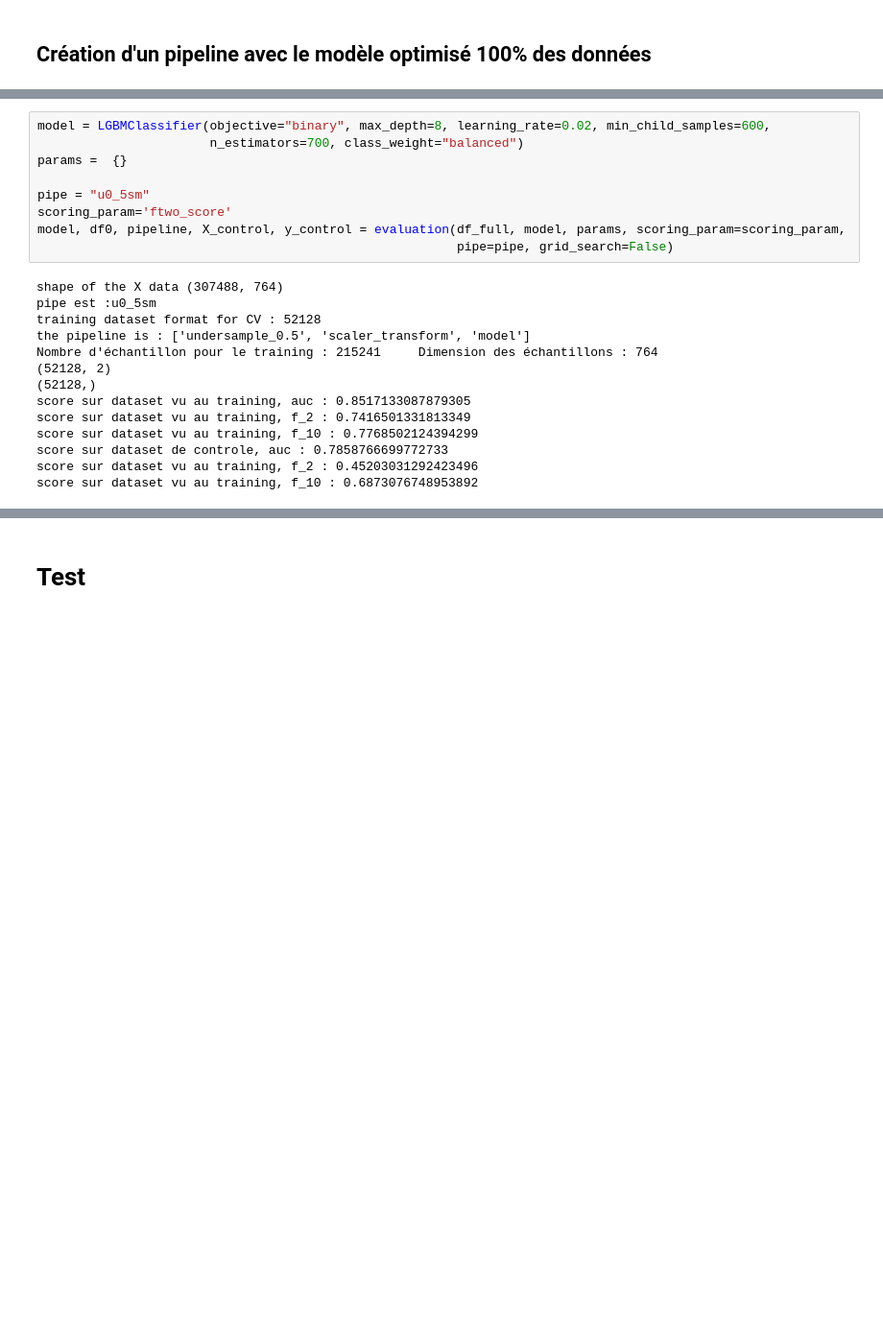
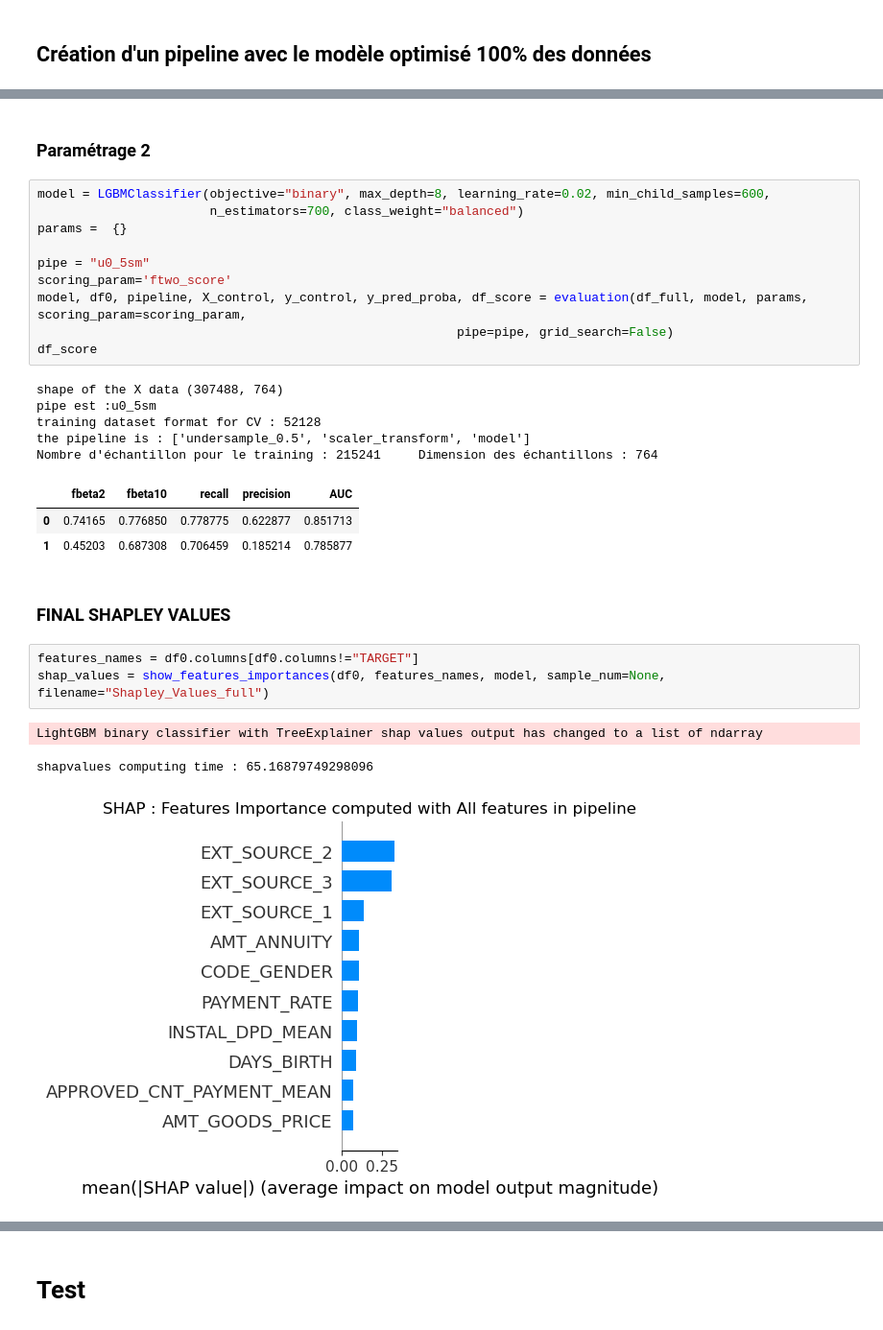
Before and after one commit to PY53/Projet7, a Jupyter notebook: Notebook/Projet7.ipynb, the cells around one changed output, grey strips where cells are left out. Shown at 96% size. Saved outputs shown, nothing was run; the diff lists cells and outputs as text; blank space fills up the shorter version.

Commit message:
Evaluation du modèle avec le dataset complet

```diff
--- a/Notebook/Projet7.ipynb
+++ b/Notebook/Projet7.ipynb
@@ -3902,3 +3890,5 @@ score sur dataset vu au training, f_10 : 0.6819292040435612
+# %% [markdown]
+### Paramétrage 2
 # %%
 model = LGBMClassifier(objective="binary", max_depth=8, learning_rate=0.02, min_child_samples=600,
                        n_estimators=700, class_weight="balanced")
@@ -3906,19 +3896,24 @@ params =  {}
 
 pipe = "u0_5sm"
 scoring_param='ftwo_score'
-model, df0, pipeline, X_control, y_control = evaluation(df_full, model, params, scoring_param=scoring_param,
+model, df0, pipeline, X_control, y_control, y_pred_proba, df_score = evaluation(df_full, model, params, scoring_param=scoring_param,
                                                         pipe=pipe, grid_search=False)
+df_score
 # %% [output]
 shape of the X data (307488, 764)
 pipe est :u0_5sm
 training dataset format for CV : 52128
 the pipeline is : ['undersample_0.5', 'scaler_transform', 'model']
 Nombre d'échantillon pour le training : 215241     Dimension des échantillons : 764
-(52128, 2)
-(52128,)
-score sur dataset vu au training, auc : 0.8517133087879305
-score sur dataset vu au training, f_2 : 0.7416501331813349
-score sur dataset vu au training, f_10 : 0.7768502124394299
-score sur dataset de controle, auc : 0.7858766699772733
-score sur dataset vu au training, f_2 : 0.45203031292423496
-score sur dataset vu au training, f_10 : 0.6873076748953892
+|  | fbeta2 | fbeta10 | recall | precision | AUC |
+| 0 | 0.74165 | 0.776850 | 0.778775 | 0.622877 | 0.851713 |
+| 1 | 0.45203 | 0.687308 | 0.706459 | 0.185214 | 0.785877 |
+# %% [markdown]
+### FINAL SHAPLEY VALUES
+# %%
+features_names = df0.columns[df0.columns!="TARGET"]
+shap_values = show_features_importances(df0, features_names, model, sample_num=None, filename="Shapley_Values_full")
+# %% [output]
+LightGBM binary classifier with TreeExplainer shap values output has changed to a list of ndarray
+shapvalues computing time : 65.16879749298096
+[figure, added]
```
Also changed, not shown: parts of 12 cells of this notebook.
